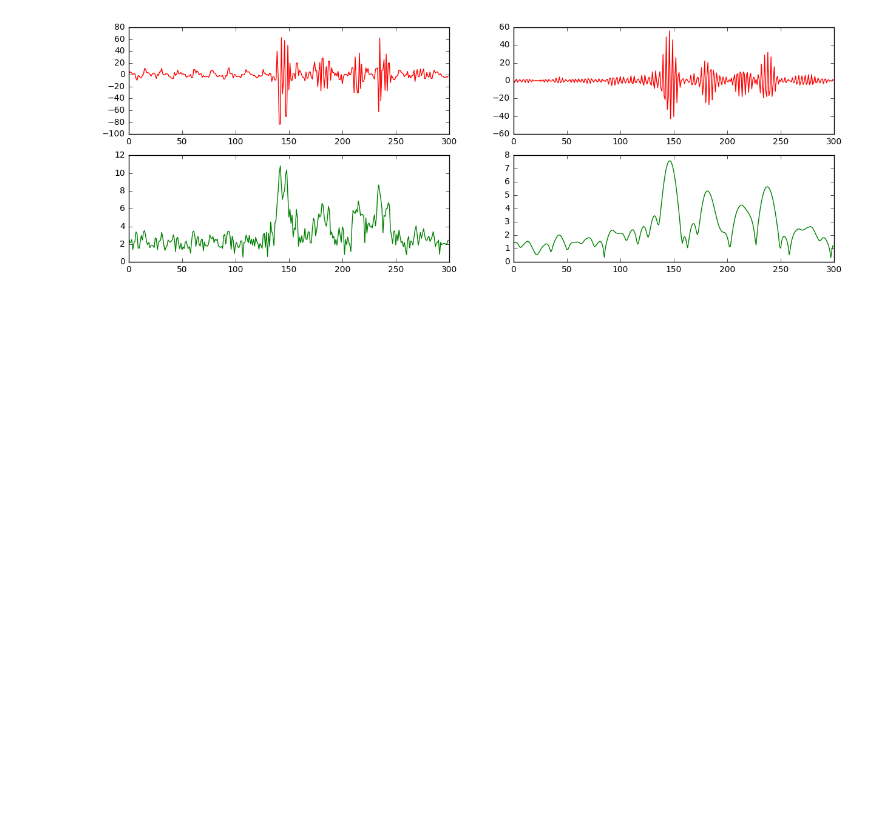
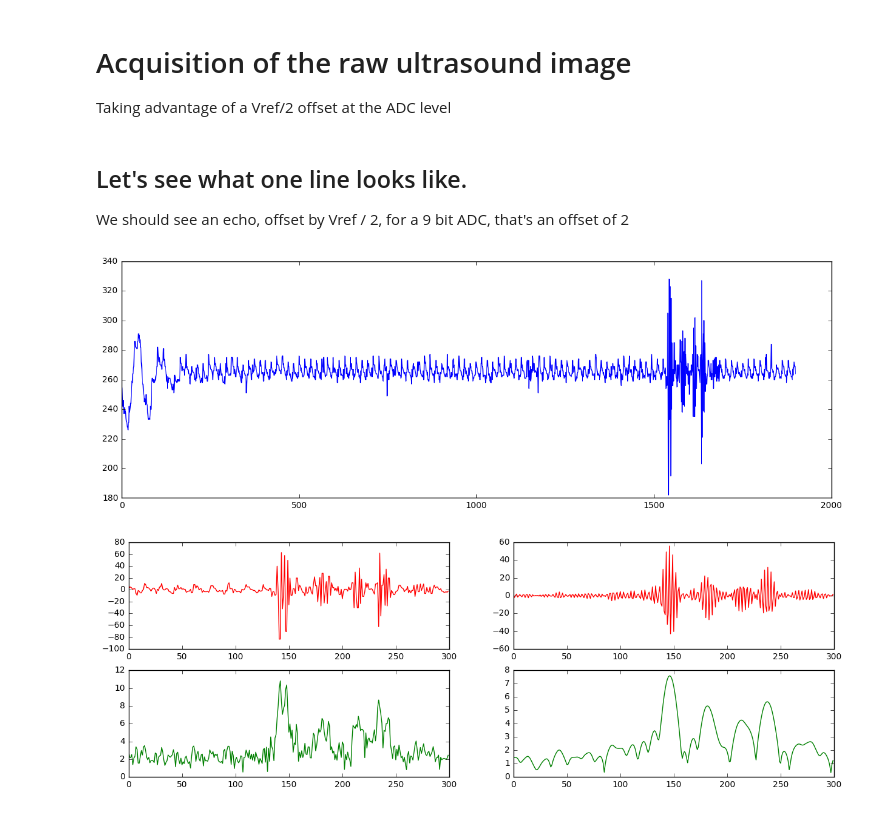
Before and after one commit to kelu124/echomods, a Jupyter notebook: elmo/data/arduinoffset/20170612-ArduinoFFTed.ipynb, the cells around one changed output. Cells and saved outputs as stored; diff of their text form; code cells hidden in the pictures; blank space fills up the shorter version.

```diff
--- a/elmo/data/arduinoffset/20170612-ArduinoFFTed.ipynb
+++ b/elmo/data/arduinoffset/20170612-ArduinoFFTed.ipynb
@@ -1,3 +1,7 @@
+# %% [markdown]
+# Acquisition of the raw ultrasound image
+
+Taking advantage of a Vref/2 offset at the ADC level
 # %%
 import matplotlib.pyplot as plt
 import numpy as np
@@ -18,6 +20,17 @@ Vars = np.var(RawData,1)/1000
 for i in range(len(Vars)):
     if (Vars[i]>1):
         RawData[i] = RawData[i-1]
+# %% [markdown]
+## Let's see what one line looks like.
+
+We should see an echo, offset by Vref / 2, for a 9 bit ADC, that's an offset of 2
+# %%
+tmpline = RawData[70]
+plt.figure(figsize=(15,5))
+plt.plot(tmpline[100:2000])
+plt.show()
+# %% [output]
+[figure, added]
 # %%
 def ProcessLine(Line):
     LenLines = len(Line)
```
Also changed, not shown: parts of 1 cell of this notebook, 19 other files.
